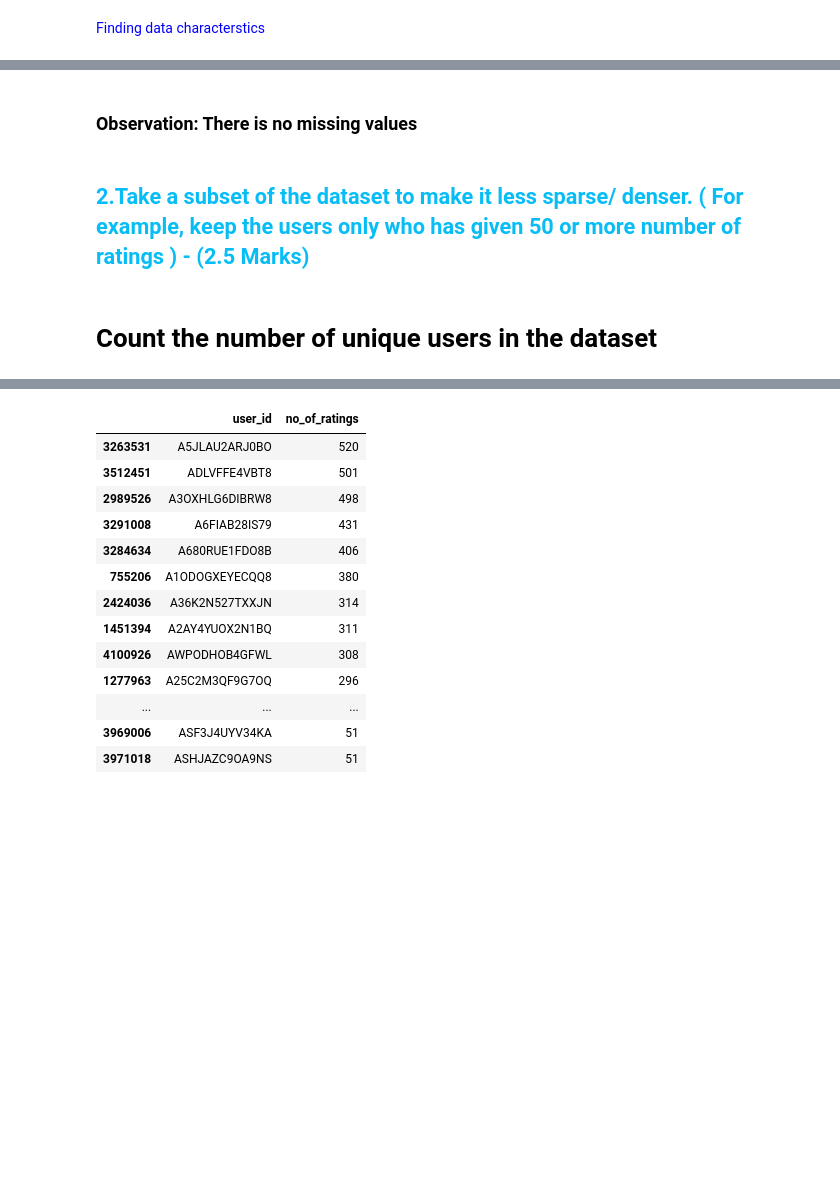
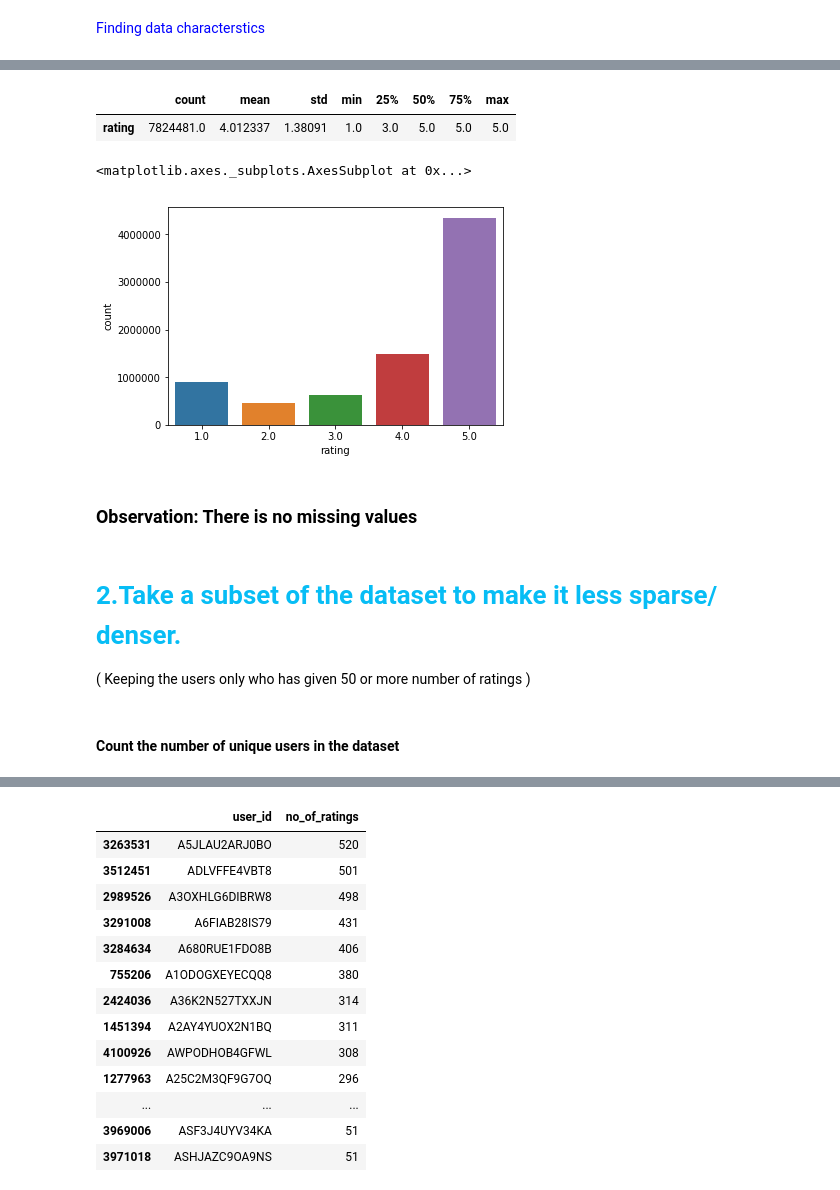
Before and after one commit to jpthirumalai/aiml, a Jupyter notebook: Project-RecommenderSystem/Project-RecommenderSystem-Thiru.ipynb, the cells around one changed output, grey strips where cells are left out. Cells and saved outputs as stored; diff of their text form; code cells hidden in the pictures; blank space fills up the shorter version.

```diff
--- a/Project-RecommenderSystem/Project-RecommenderSystem-Thiru.ipynb
+++ b/Project-RecommenderSystem/Project-RecommenderSystem-Thiru.ipynb
@@ -40,3 +59,5 @@ elec_df.info()
+# %%
+elec_df.drop(labels='timestamp',axis=1, inplace=True)
 # %%
 # Check for missing value
 elec_df.isna().sum()
@@ -43,2 +69,12 @@ elec_df.isna().sum()
+# %%
+elec_df.describe().T
+# %% [output]
+|  | count | mean | std | min | 25% | 50% | 75% | max |
+| rating | 7824481.0 | 4.012337 | 1.38091 | 1.0 | 3.0 | 5.0 | 5.0 | 5.0 |
+# %%
+sns.countplot(data=elec_df, x='rating')
+# %% [output]
+<matplotlib.axes._subplots.AxesSubplot at 0x...>
+[figure, added]
 # %% [markdown]
 ### Observation: There is no missing values
@@ -47,9 +81,8 @@ sns.pairplot(elec_df)
 # %% [markdown]
-<h2><font color="#07bdf5">2.Take a subset of the dataset to make it less sparse/ denser.
-( For example, keep the users only who has given 50 or
-more number of ratings ) - (2.5 Marks)</font></h2>
+# <font color="#07bdf5">2.Take a subset of the dataset to make it less sparse/ denser.
+( Keeping the users only who has given 50 or more number of ratings )</font>
 # %% [markdown]
-# Count the number of unique users in the dataset
+#### Count the number of unique users in the dataset
 # %%
 users = elec_df['user_id'].unique()
 print('Found ',len(users),' unique users out of ',elec_df.shape[0], 'rating observations')
```
Also changed, not shown: parts of 101 cells of this notebook.
